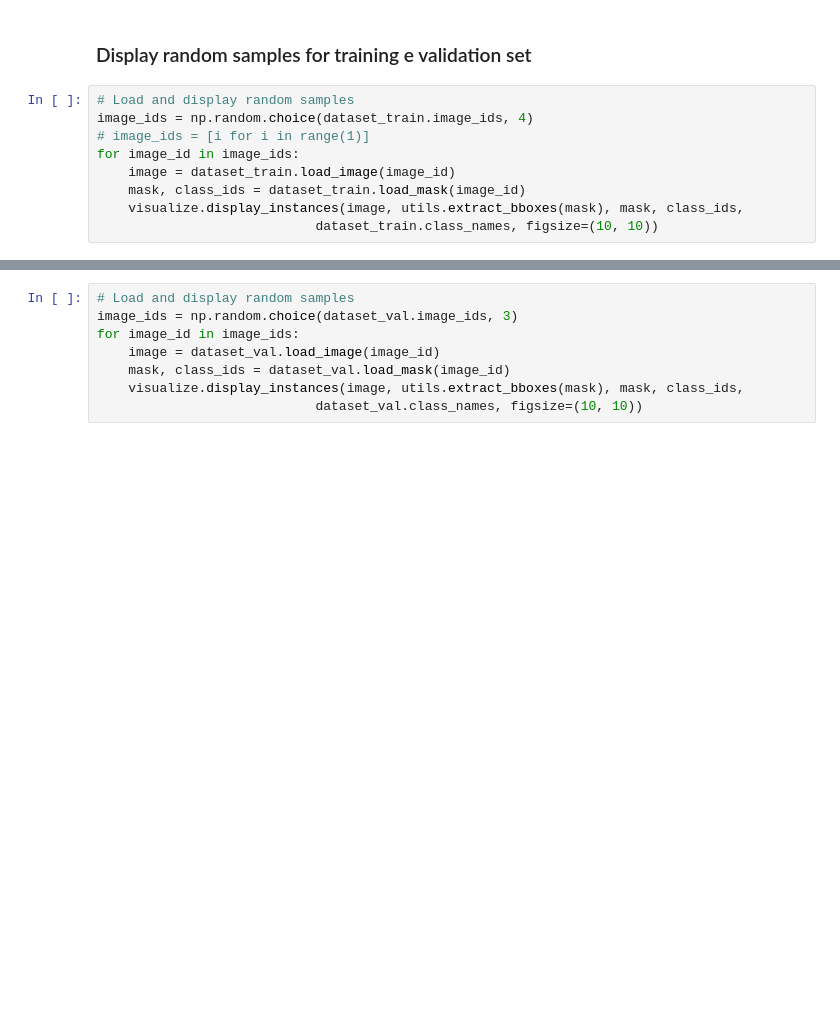
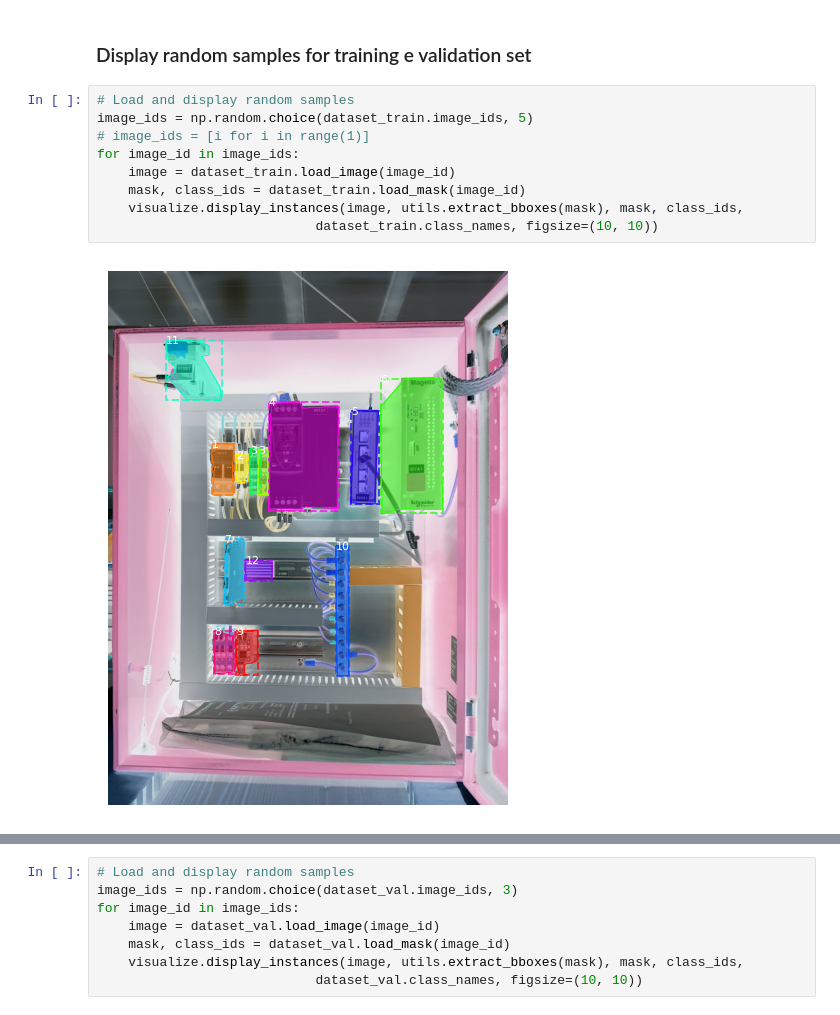
Before and after one commit to aleqrt/mask-rcnn-api, a Jupyter notebook: samples/elettrocablaggi/elettrocablaggi.ipynb, the cells around one changed output, grey strips where cells are left out. Saved outputs shown, nothing was run; the diff lists cells and outputs as text; blank space fills up the shorter version.

```diff
--- a/samples/elettrocablaggi/elettrocablaggi.ipynb
+++ b/samples/elettrocablaggi/elettrocablaggi.ipynb
@@ -52,10 +52,12 @@ Class info: [{'source': '', 'id': 0, 'name': 'BG'}, {'source': 'elettrocablaggi'
 ### Display random samples for training e validation set
 # %%
 # Load and display random samples
-image_ids = np.random.choice(dataset_train.image_ids, 4)
+image_ids = np.random.choice(dataset_train.image_ids, 5)
 # image_ids = [i for i in range(1)]
 for image_id in image_ids:
     image = dataset_train.load_image(image_id)
     mask, class_ids = dataset_train.load_mask(image_id)
     visualize.display_instances(image, utils.extract_bboxes(mask), mask, class_ids,
                             dataset_train.class_names, figsize=(10, 10))
+# %% [output]
+[figure, added]
```
Also changed, not shown: parts of 2 cells of this notebook, 1 other file.
